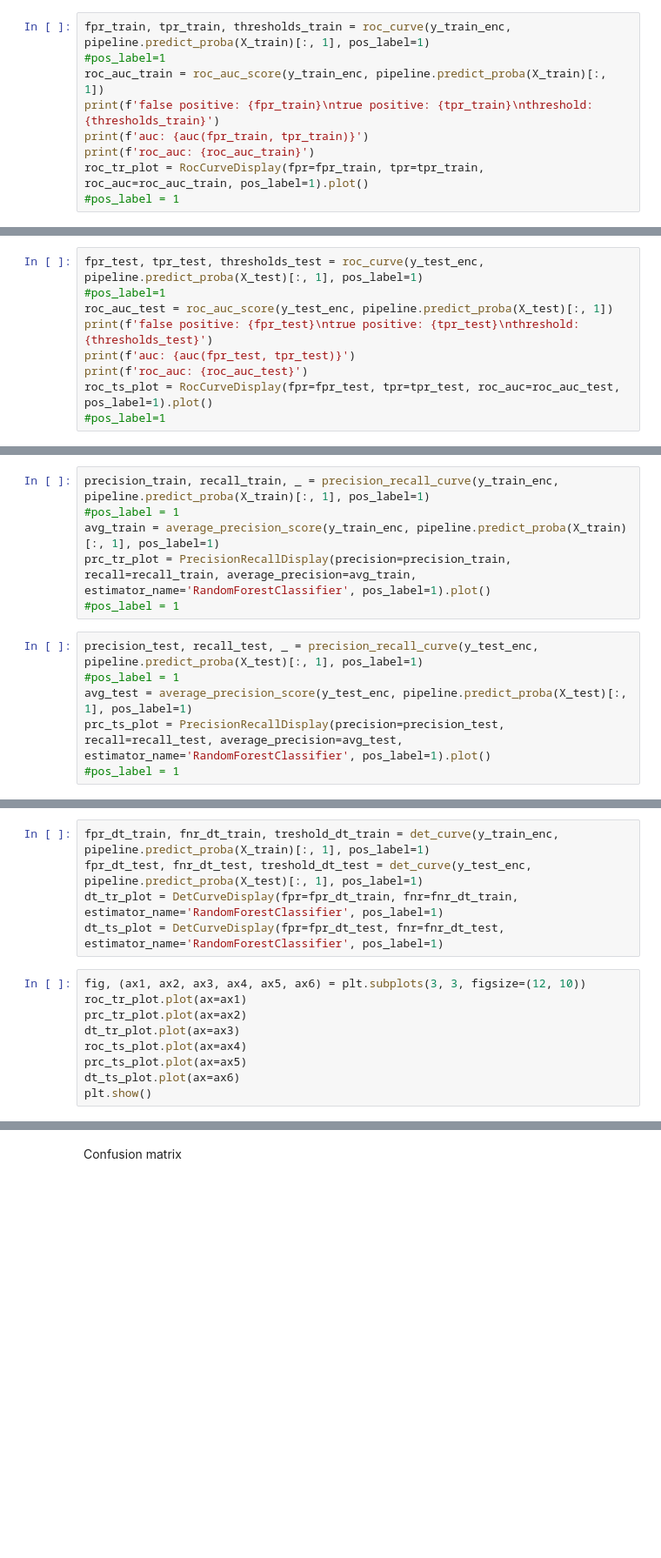
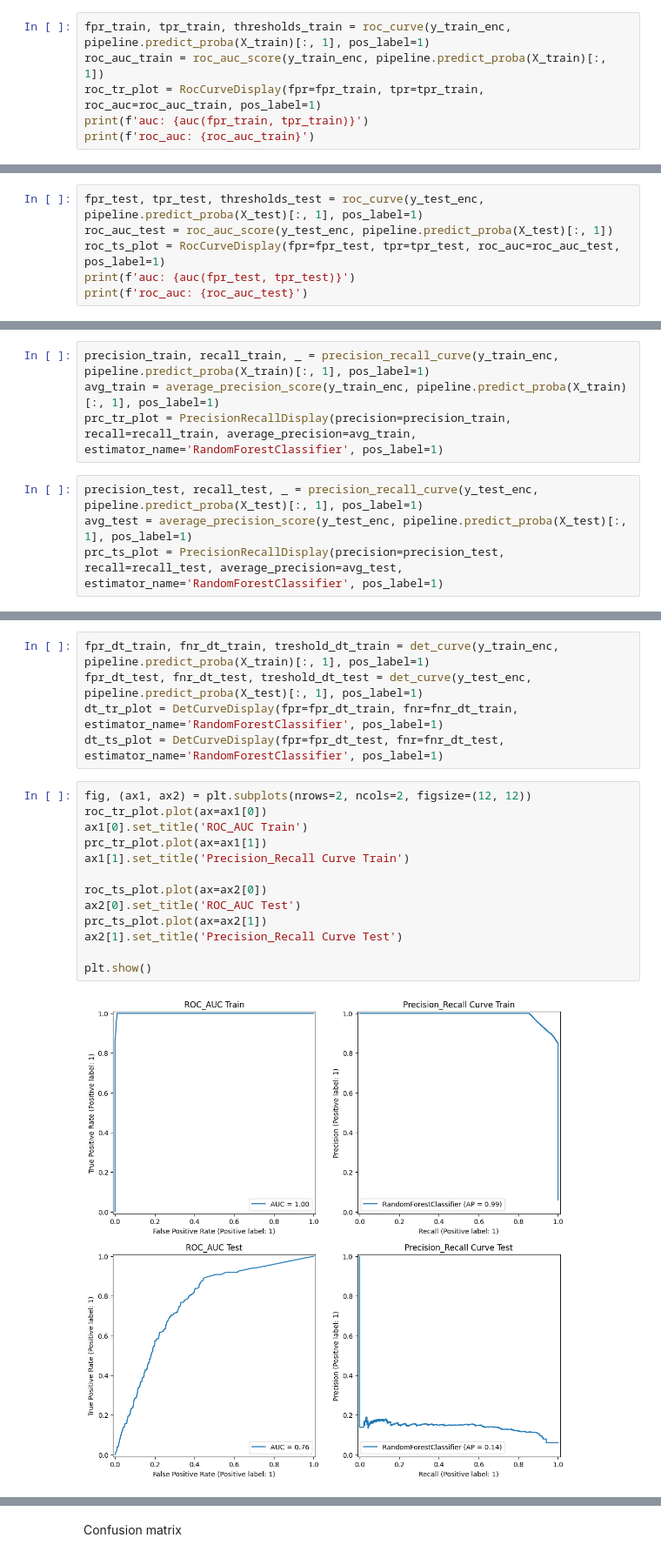
Before and after one commit to zvsuarez/insurance-fraud-pipeline, a Jupyter notebook: model_dev/feature_pipeline.ipynb, the cells around one changed output, grey strips where cells are left out. Shown: that part at 87% size. Saved outputs shown, nothing was run; the diff lists cells and outputs as text; blank space fills up the shorter version.

```diff
--- a/model_dev/feature_pipeline.ipynb
+++ b/model_dev/feature_pipeline.ipynb
@@ -133,10 +198,7 @@ classification_report(y_test_enc, pred_test, target_names=['Not Fraud', 'Fraud']
 ROC Curve and AUC
 # %%
 fpr_train, tpr_train, thresholds_train = roc_curve(y_train_enc, pipeline.predict_proba(X_train)[:, 1], pos_label=1)
-#pos_label=1
 roc_auc_train = roc_auc_score(y_train_enc, pipeline.predict_proba(X_train)[:, 1])
-print(f'false positive: {fpr_train}\ntrue positive: {tpr_train}\nthreshold: {thresholds_train}')
+roc_tr_plot = RocCurveDisplay(fpr=fpr_train, tpr=tpr_train, roc_auc=roc_auc_train, pos_label=1)
 print(f'auc: {auc(fpr_train, tpr_train)}')
 print(f'roc_auc: {roc_auc_train}')
-roc_tr_plot = RocCurveDisplay(fpr=fpr_train, tpr=tpr_train, roc_auc=roc_auc_train, pos_label=1).plot()
-#pos_label = 1
@@ -143,9 +208,6 @@ roc_tr_plot = RocCurveDisplay(fpr=fpr_train, tpr=tpr_train, roc_auc=roc_auc_trai
 # %%
 fpr_test, tpr_test, thresholds_test = roc_curve(y_test_enc, pipeline.predict_proba(X_test)[:, 1], pos_label=1)
-#pos_label=1
 roc_auc_test = roc_auc_score(y_test_enc, pipeline.predict_proba(X_test)[:, 1])
-print(f'false positive: {fpr_test}\ntrue positive: {tpr_test}\nthreshold: {thresholds_test}')
+roc_ts_plot = RocCurveDisplay(fpr=fpr_test, tpr=tpr_test, roc_auc=roc_auc_test, pos_label=1)
 print(f'auc: {auc(fpr_test, tpr_test)}')
 print(f'roc_auc: {roc_auc_test}')
-roc_ts_plot = RocCurveDisplay(fpr=fpr_test, tpr=tpr_test, roc_auc=roc_auc_test, pos_label=1).plot()
-#pos_label=1
@@ -153,16 +218,12 @@ roc_ts_plot = RocCurveDisplay(fpr=fpr_test, tpr=tpr_test, roc_auc=roc_auc_test,
 Precision-Recall curve
 # %%
 precision_train, recall_train, _ = precision_recall_curve(y_train_enc, pipeline.predict_proba(X_train)[:, 1], pos_label=1)
-#pos_label = 1
 avg_train = average_precision_score(y_train_enc, pipeline.predict_proba(X_train)[:, 1], pos_label=1)
-prc_tr_plot = PrecisionRecallDisplay(precision=precision_train, recall=recall_train, average_precision=avg_train, estimator_name='RandomForestClassifier', pos_label=1).plot()
-#pos_label = 1
+prc_tr_plot = PrecisionRecallDisplay(precision=precision_train, recall=recall_train, average_precision=avg_train, estimator_name='RandomForestClassifier', pos_label=1)
 # %%
 precision_test, recall_test, _ = precision_recall_curve(y_test_enc, pipeline.predict_proba(X_test)[:, 1], pos_label=1)
-#pos_label = 1
 avg_test = average_precision_score(y_test_enc, pipeline.predict_proba(X_test)[:, 1], pos_label=1)
-prc_ts_plot = PrecisionRecallDisplay(precision=precision_test, recall=recall_test, average_precision=avg_test, estimator_name='RandomForestClassifier', pos_label=1).plot()
-#pos_label = 1
+prc_ts_plot = PrecisionRecallDisplay(precision=precision_test, recall=recall_test, average_precision=avg_test, estimator_name='RandomForestClassifier', pos_label=1)
 # %% [markdown]
 Detection Error
 # %%
@@ -171,11 +232,17 @@ fpr_dt_test, fnr_dt_test, treshold_dt_test = det_curve(y_test_enc, pipeline.pred
 dt_tr_plot = DetCurveDisplay(fpr=fpr_dt_train, fnr=fnr_dt_train, estimator_name='RandomForestClassifier', pos_label=1)
 dt_ts_plot = DetCurveDisplay(fpr=fpr_dt_test, fnr=fnr_dt_test, estimator_name='RandomForestClassifier', pos_label=1)
 # %%
-fig, (ax1, ax2, ax3, ax4, ax5, ax6) = plt.subplots(3, 3, figsize=(12, 10))
-roc_tr_plot.plot(ax=ax1)
-prc_tr_plot.plot(ax=ax2)
-dt_tr_plot.plot(ax=ax3)
-roc_ts_plot.plot(ax=ax4)
-prc_ts_plot.plot(ax=ax5)
-dt_ts_plot.plot(ax=ax6)
+fig, (ax1, ax2) = plt.subplots(nrows=2, ncols=2, figsize=(12, 12))
+roc_tr_plot.plot(ax=ax1[0])
+ax1[0].set_title('ROC_AUC Train')
+prc_tr_plot.plot(ax=ax1[1])
+ax1[1].set_title('Precision_Recall Curve Train')
+
+roc_ts_plot.plot(ax=ax2[0])
+ax2[0].set_title('ROC_AUC Test')
+prc_ts_plot.plot(ax=ax2[1])
+ax2[1].set_title('Precision_Recall Curve Test')
+
 plt.show()
+# %% [output]
+[figure, added]
```
Also changed, not shown: parts of 17 cells of this notebook.
